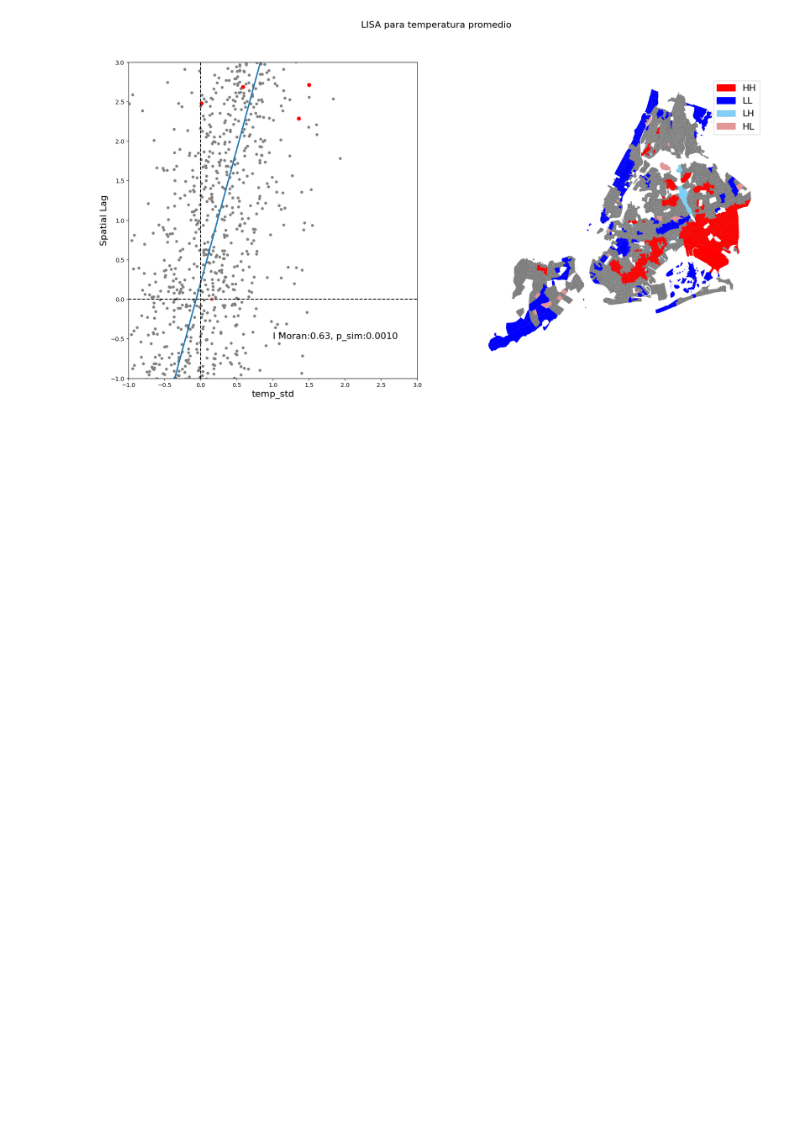
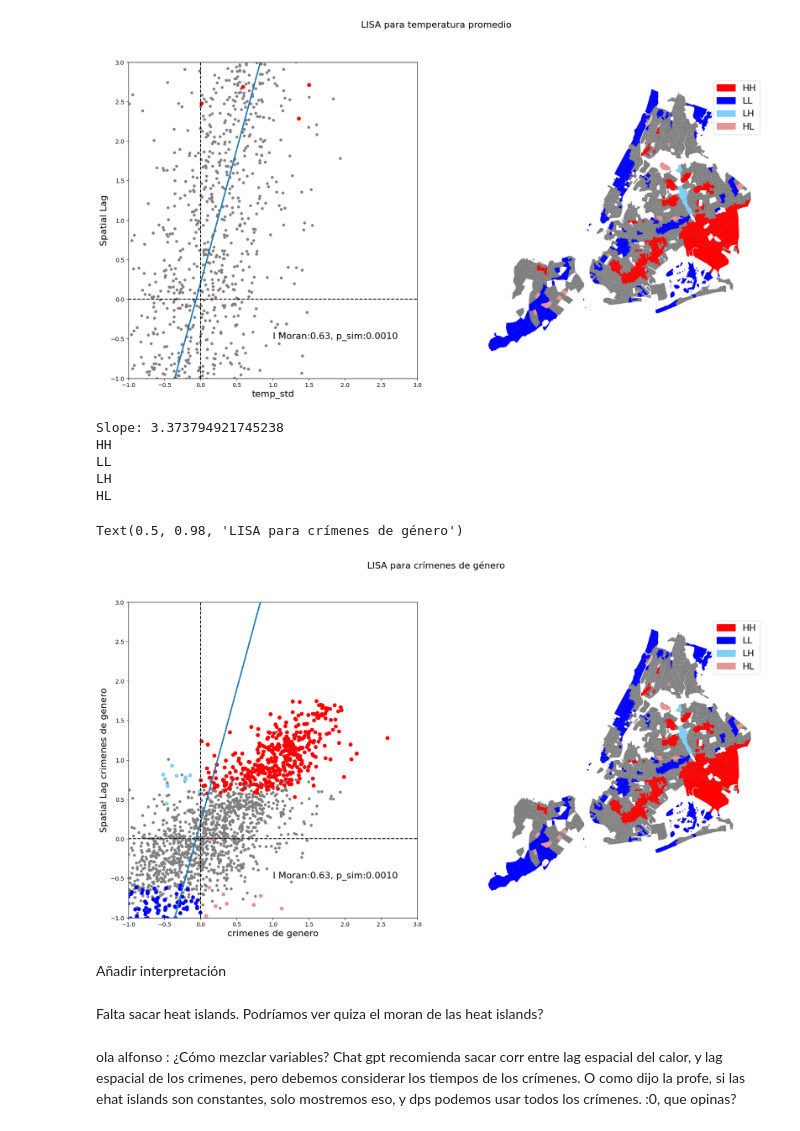
Before and after one commit to Larraguibel/HeatIslandsWV, a Jupyter notebook: violence_against_women.ipynb, the cells around one changed output. Saved outputs shown, nothing was run; the diff lists cells and outputs as text; code cells hidden in the pictures; blank space fills up the shorter version.

```diff
--- a/violence_against_women.ipynb
+++ b/violence_against_women.ipynb
@@ -438,3 +473,72 @@ LH
 HL
 Text(0.5, 0.98, 'LISA para temperatura promedio')
 [figure]
+# %%
+x_crime=squares['temp_std']
+y_crime=squares['temp_lag']
+lisa_crime = esda.moran.Moran_Local(x_crime, w)
+squares['quadrant_crime'] = lisa.q
+squares['significant_crime'] = lisa.p_sim < 0.05
+
+squares['quad_class'] = [quads[x] for x in squares['quadrant_crime']]
+
+HHm=(squares['significant_crime']) & (squares['quadrant_crime']==1)
+LLm=(squares['significant_crime']) & (squares['quadrant_crime']==3)
+HLm=(squares['significant_crime']) & (squares['quadrant_crime']==4)
+LHm=(squares['significant_crime']) & (squares['quadrant_crime']==2)
+
+f,(ax,ax2) = plt.subplots(1,2, figsize=(20, 10))
+
+m,b= np.polyfit(x_crime, y, 1)
+print('Slope:',m)
+ax.plot(x_crime,y_crime,'o',color='gray',markersize=4)
+
+ax.plot(x_crime[HHm],y_crime[HHm],'o',color='r',markersize=6)
+ax.plot(x_crime[LLm],y_crime[LLm],'o',color='b',markersize=6)
+ax.plot(x_crime[LHm],y_crime[LHm],'o',color='#83cef4',markersize=6)
+ax.plot(x_crime[HLm],y_crime[HLm],'o',color='#e59696',markersize=6)
+
+ax.plot(x_crime,m*x_crime+b,ls='--')
+ax.set_xlabel('crimenes de genero',fontsize=16)
+ax.set_ylabel('Spatial Lag crimenes de genero' ,fontsize=16)
+ax.set_xlim(-1,3)
+ax.set_ylim(-1,3)
+ax.axhline(y=0,ls='--',color='k')
+ax.axvline(x=0,ls='--',color='k')
+
+mi = esda.moran.Moran(x, w)
+ax.text(1,-0.5,'I Moran:%.2f, p_sim:%.4f'%(mi.I,mi.p_sim),fontsize=16)
+
+sig=squares[squares['significant_crime']]
+squares.plot(color='gray',ax=ax2)
+
+datsig={'HH':HHm,'LL':LLm,'LH':LHm,'HL':HLm}
+handles=[]
+
+for ctype in datsig.keys():
+    print(ctype)
+    data=squares[datsig[ctype]]
+    # Definir color para cada grupo
+    color = palette[ctype]
+
+    # Graficar grupo en el color correspondiente y agregar a leyenda
+    hand=data.plot(color=color,ax=ax2,label=ctype)
+    handles.append(mpatches.Patch(color=color, label=ctype))
+
+plt.legend(handles=handles,loc='best',fontsize=16)
+ax2.set_axis_off()
+f.suptitle('LISA para crímenes de género', size=16)
+# %% [output]
+Slope: 3.373794921745238
+HH
+LL
+LH
+HL
+Text(0.5, 0.98, 'LISA para crímenes de género')
+[figure, added]
+# %% [markdown]
+Añadir interpretación
+# %% [markdown]
+Falta sacar heat islands. Podríamos ver quiza el moran de las heat islands?
+# %% [markdown]
+ola alfonso : ¿Cómo mezclar variables? Chat gpt recomienda sacar corr entre lag espacial del calor, y lag espacial de los crimenes, pero debemos considerar los tiempos de los crímenes. O como dijo la profe, si las ehat islands son constantes, solo mostremos eso, y dps podemos usar todos los crímenes. :0, que opinas?
```
Also changed, not shown: parts of 5 cells of this notebook.
